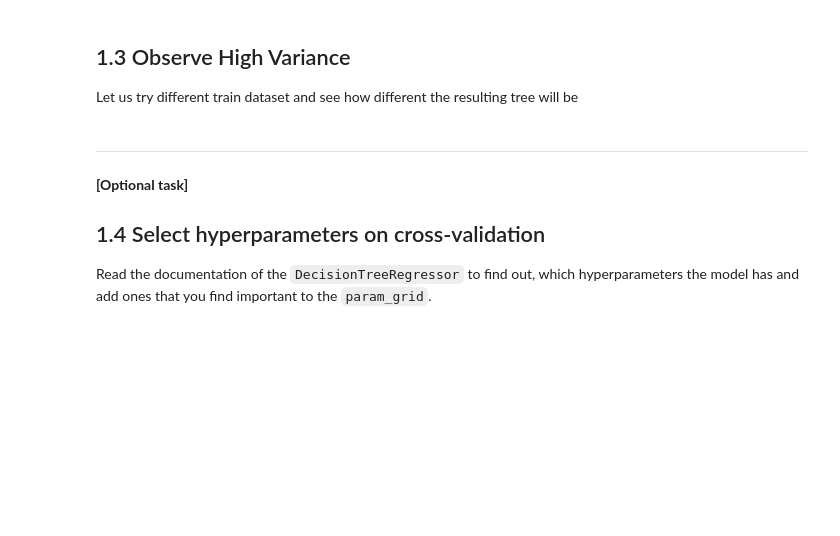
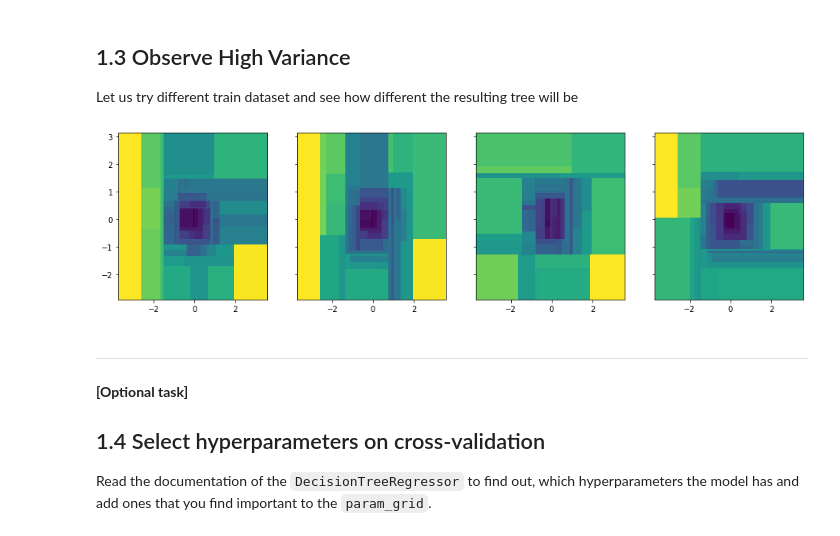
Before and after one commit to Gawainus/hse, a Jupyter notebook: mda_machine_learning/week5/part_1.ipynb, the cells around one changed output. Drawn from its saved outputs; the diff is of its cells as text; code cells hidden in the pictures; blank space fills up the shorter version.

```diff
--- a/mda_machine_learning/week5/part_1.ipynb
+++ b/mda_machine_learning/week5/part_1.ipynb
@@ -76,13 +120,20 @@ Let us try different train dataset and see how different the resulting tree will
 # %%
 fig, ax = plt.subplots(ncols=4, sharey=True, figsize=(16, 4))
 x1, x2 = get_grid(X)
 
 for i in range(4):
     # split
+    X_train, X_test, y_train, y_test = train_test_split(X, y)
 
     # train the tree
+    reg_tree = DecisionTreeRegressor()
+    reg_tree.fit(X_train, y_train)
 
+    y_hat = reg_tree.predict(np.c_[x1.ravel(), x2.ravel()])
     # plot
+    ax[i].pcolormesh(x1, x2, y_hat.reshape(x1.shape))
+# %% [output]
+[figure, added]
 # %% [markdown]
 ---
 **[Optional task]**
```
Also changed, not shown: parts of 9 cells of this notebook, 7 other files.
